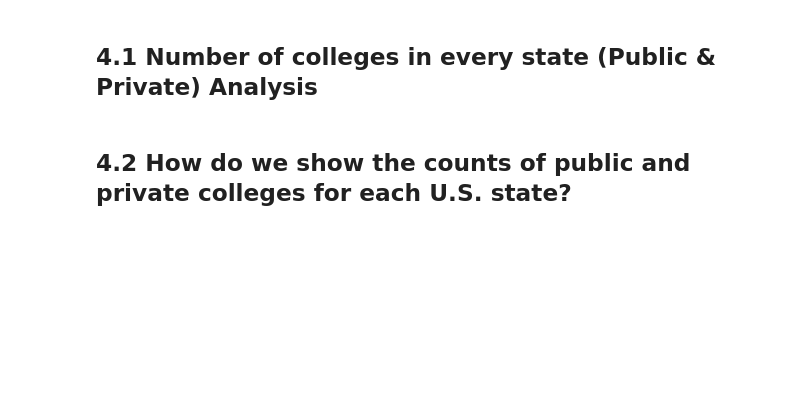
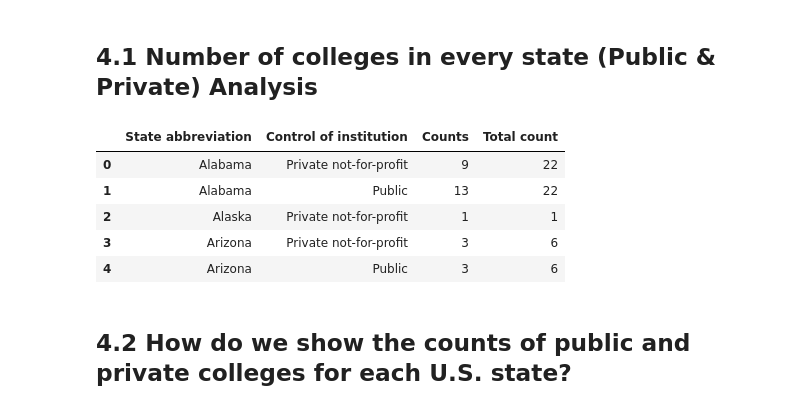
Before and after one commit to mtsu-data-science/professional-development-workshops, a Jupyter notebook: College_Admissions/college_admissions_9pc.ipynb, the cells around one changed output. Saved outputs shown, nothing was run; the diff lists cells and outputs as text; code cells hidden in the pictures; blank space fills up the shorter version.

```diff
--- a/College_Admissions/college_admissions_9pc.ipynb
+++ b/College_Admissions/college_admissions_9pc.ipynb
@@ -286,2 +539,19 @@ display(State_count.head())
+# %%
+# Use count().reset_index() method
+State_count = df.groupby(['State abbreviation', 'Control of institution']).size().reset_index(name='Counts')
+
+Total= State_count.groupby(['State abbreviation'])['Counts'].sum().reset_index(name='Total count')
+
+State_count = State_count.merge(Total, left_on='State abbreviation', right_on='State abbreviation')
+
+
+State_count.head()
+# %% [output]
+|  | State abbreviation | Control of institution | Counts | Total count |
+| 0 | Alabama | Private not-for-profit | 9 | 22 |
+| 1 | Alabama | Public | 13 | 22 |
+| 2 | Alaska | Private not-for-profit | 1 | 1 |
+| 3 | Arizona | Private not-for-profit | 3 | 6 |
+| 4 | Arizona | Public | 3 | 6 |
 # %% [markdown]
 ## 4.2 How do we show the counts of public and private colleges for each U.S. state?
```
Also changed, not shown: parts of 49 cells of this notebook.
